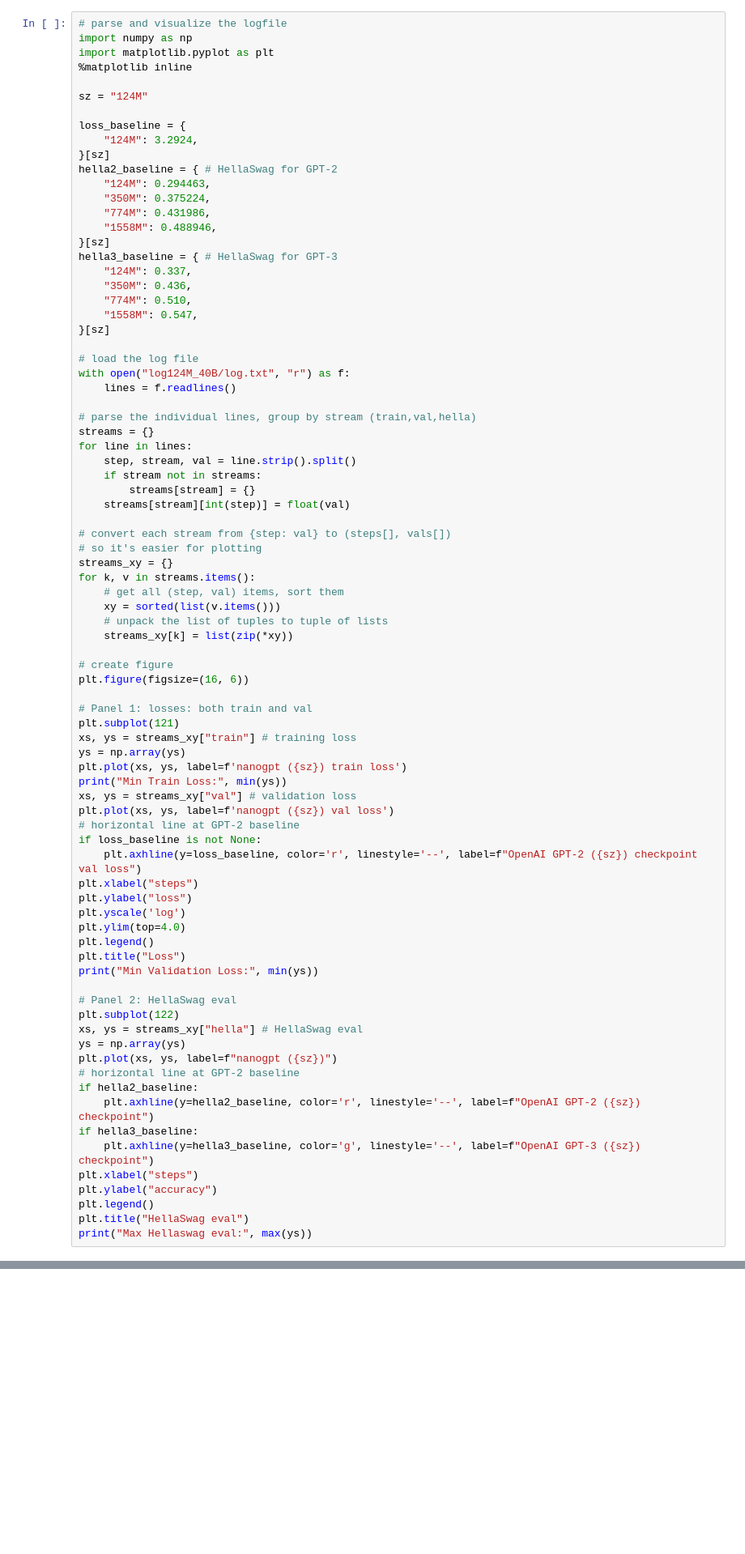
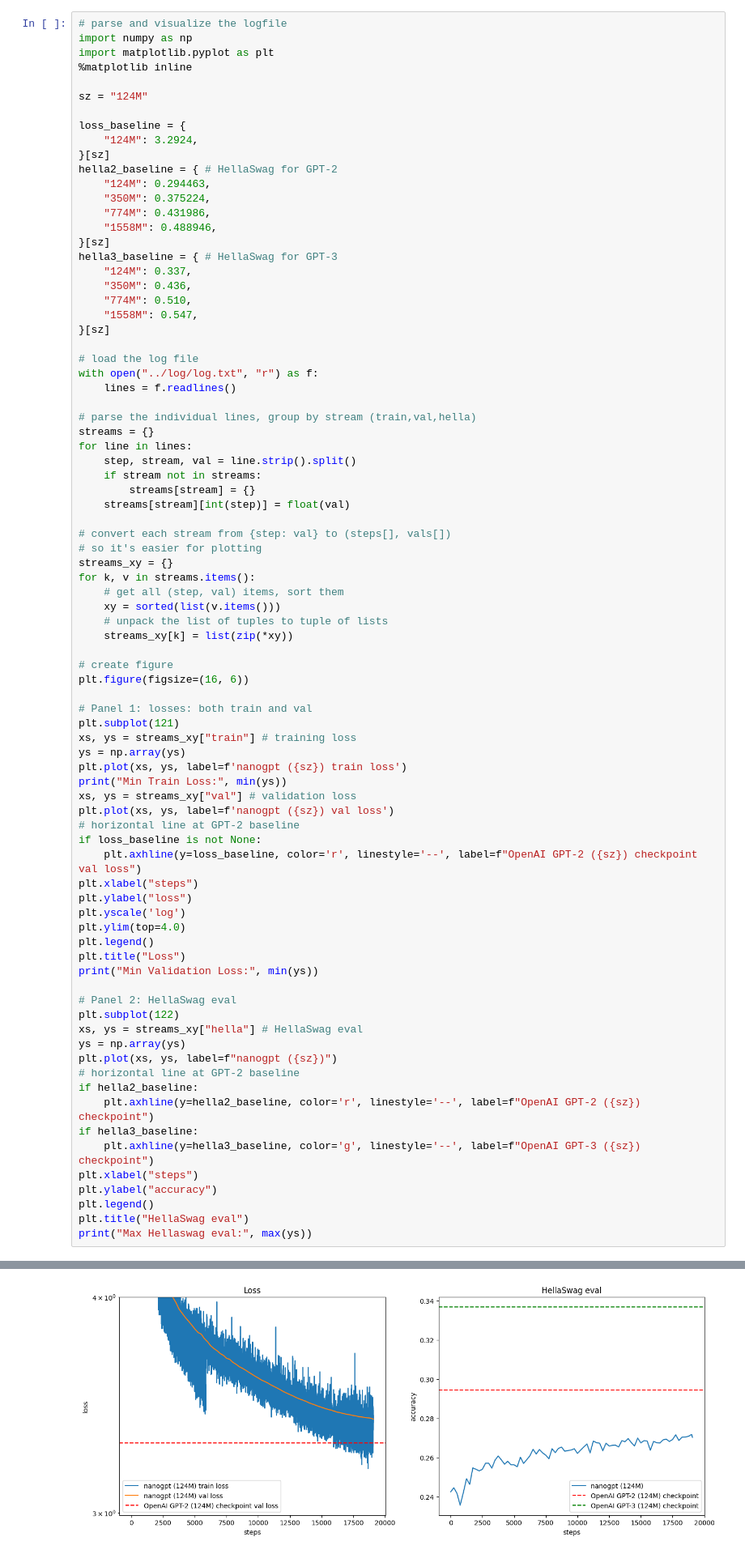
Before and after one commit to dhruvvaidh/nanoGPT, a Jupyter notebook: notebooks/walkthrough.ipynb, the cells around one changed output, grey strips where cells are left out. Shown at 81% size. Cells and saved outputs as stored; diff of their text form; blank space fills up the shorter version.

```diff
--- a/notebooks/walkthrough.ipynb
+++ b/notebooks/walkthrough.ipynb
@@ -261,7 +261,7 @@ hella3_baseline = { # HellaSwag for GPT-3
 }[sz]
 
 # load the log file
-with open("log124M_40B/log.txt", "r") as f:
+with open("../log/log.txt", "r") as f:
     lines = f.readlines()
 
 # parse the individual lines, group by stream (train,val,hella)
@@ -322,0 +325 @@ FileNotFoundError: [Errno 2] No such file or directory: 'log124M_40B/log.txt'
+[figure, added]
```
Also changed, not shown: parts of 1 cell of this notebook, 2 other files.
